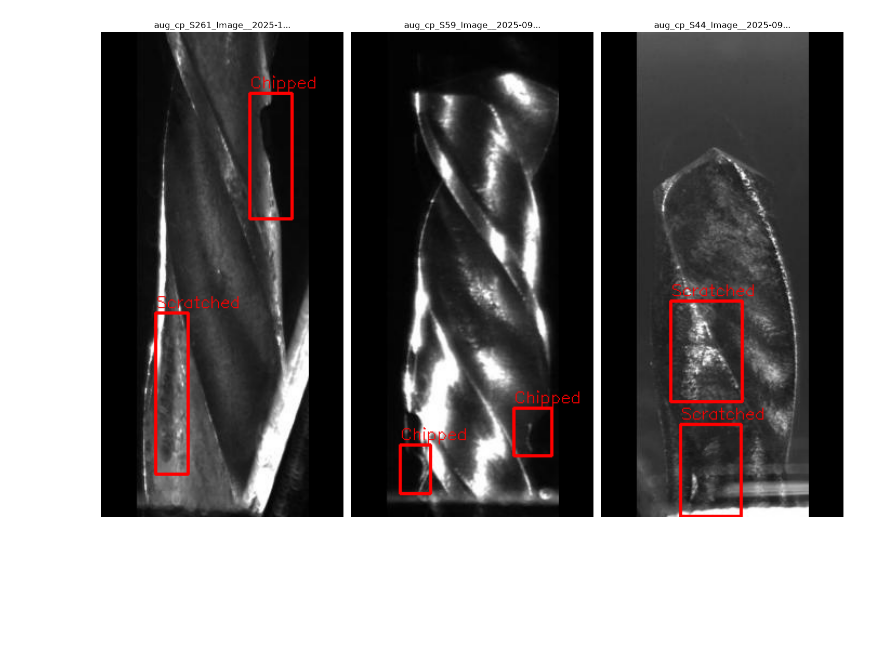
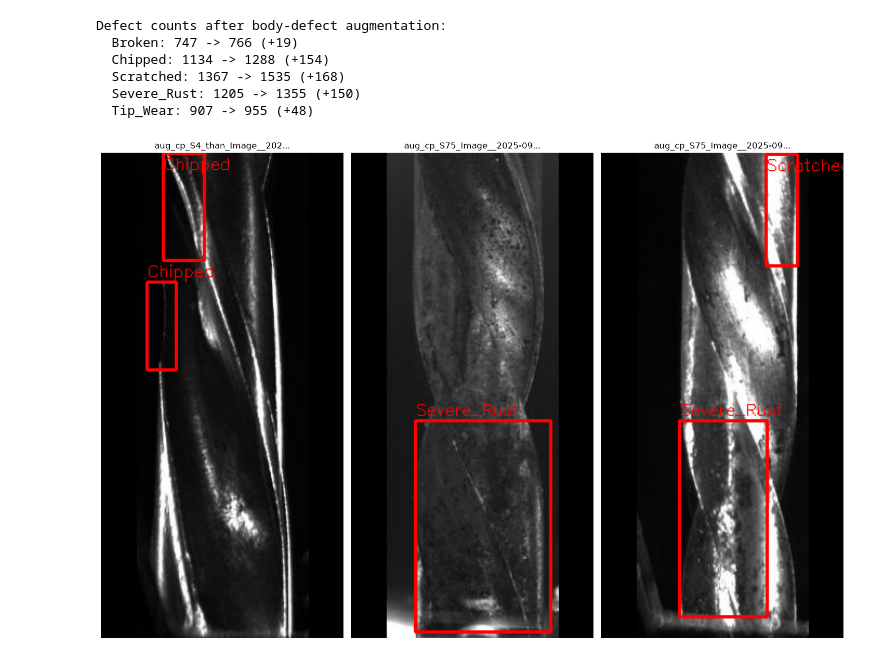
Before and after one commit to GiaThinh110605/Drill_Bit_Defect_Detection, a Jupyter notebook: Augumentation/aug.ipynb, the cells around one changed output. Saved outputs shown, nothing was run; the diff lists cells and outputs as text; code cells hidden in the pictures; blank space fills up the shorter version.

Commit message:
only augment for class 1, 2, 3 g

```diff
--- a/Augumentation/aug.ipynb
+++ b/Augumentation/aug.ipynb
@@ -18,7 +10,6 @@ from collections import Counter
 import random
 import glob
 
-# Set seed for reproducibility
 random.seed(42)
 np.random.seed(42)
 
@@ -26,14 +17,13 @@ dataset_path = "/Users/mac/Detect_Drill_Bit/final-dataset"
 train_images_dir = os.path.join(dataset_path, "train/images")
 train_labels_dir = os.path.join(dataset_path, "train/labels")
 classes = ['Broken', 'Chipped', 'Scratched', 'Severe_Rust', 'Tip_Wear']
-target_classes = [0, 1, 2, 3, 4] # Augment all classes
+target_classes = [1, 2, 3] # Only Chipped (1), Scratched (2), Severe_Rust (3)
 # %%
-def get_class_distribution(labels_dir):
+def get_class_distribution(labels_dir, ignore_aug=True):
     counts = Counter()
     label_files = glob.glob(os.path.join(labels_dir, "*.txt"))
     for lf in label_files:
-        # Ignore already augmented files to get clean baseline
-        if os.path.basename(lf).startswith("aug_"):
+        if ignore_aug and os.path.basename(lf).startswith("aug_"):
             continue
         with open(lf, 'r') as f:
             for line in f:
@@ -42,21 +32,10 @@ def get_class_distribution(labels_dir):
                     counts[int(parts[0])] += 1
     return counts
 
-counts_before = get_class_distribution(train_labels_dir)
+counts_before = get_class_distribution(train_labels_dir, ignore_aug=True)
 print("Defect counts before augmentation:")
 for idx, name in enumerate(classes):
     print(f"  {name}: {counts_before[idx]} instances")
-
-# Plot distribution before
-plt.figure(figsize=(8, 5))
-plt.bar(classes, [counts_before[i] for i in range(5)], color='skyblue')
-plt.title("Class Distribution Before Augmentation")
-plt.xlabel("Defect Type")
-plt.ylabel("Number of Instances")
-for i, v in enumerate([counts_before[i] for i in range(5)]):
-    plt.text(i, v + 15, str(v), ha='center', fontweight='bold')
-plt.tight_layout()
-plt.show()
 # %% [output]
 Defect counts before augmentation:
   Broken: 747 instances
@@ -96,16 +74,13 @@ def crop_rois(images_dir, labels_dir, target_classes):
                 cls_id = int(parts[0])
                 if cls_id in target_classes:
                     x_c, y_c, w, h = map(float, parts[1:])
-                    # Denormalize
                     x1 = int((x_c - w/2) * w_img)
                     y1 = int((y_c - h/2) * h_img)
                     x2 = int((x_c + w/2) * w_img)
                     y2 = int((y_c + h/2) * h_img)
 
-                    x1 = max(0, x1)
-                    y1 = max(0, y1)
-                    x2 = min(w_img, x2)
-                    y2 = min(h_img, y2)
+                    x1, y1 = max(0, x1), max(0, y1)
+                    x2, y2 = min(w_img, x2), min(h_img, y2)
 
                     if (x2 - x1) > 2 and (y2 - y1) > 2:
                         roi = img[y1:y2, x1:x2].copy()
@@ -348,3 +265,16 @@ Defect counts after augmentation:
+# %%
+counts_after = get_class_distribution(train_labels_dir, ignore_aug=False)
+print("Defect counts after body-defect augmentation:")
+for idx, name in enumerate(classes):
+    diff = counts_after[idx] - counts_before[idx]
+    print(f"  {name}: {counts_before[idx]} -> {counts_after[idx]} (+{diff})")
+# %% [output]
+Defect counts after body-defect augmentation:
+  Broken: 747 -> 766 (+19)
+  Chipped: 1134 -> 1288 (+154)
+  Scratched: 1367 -> 1535 (+168)
+  Severe_Rust: 1205 -> 1355 (+150)
+  Tip_Wear: 907 -> 955 (+48)
 # %%
 # Select 3 random augmented images and plot them with bounding boxes
 aug_label_files = glob.glob(os.path.join(train_labels_dir, "aug_cp_*.txt"))
@@ -359,35 +289,37 @@ if aug_label_files:
             img_path = img_path.replace(".jpg", ".png")
 
         img = cv2.imread(img_path)
         if img is None:
             continue
         img = cv2.cvtColor(img, cv2.COLOR_BGR2RGB)
         h_img, w_img = img.shape[:2]
 
         with open(lf, 'r') as f:
             for line in f:
                 parts = line.strip().split()
                 if not parts:
                     continue
                 cls_id = int(parts[0])
                 x_c, y_c, w, h = map(float, parts[1:])
                 x1 = int((x_c - w/2) * w_img)
                 y1 = int((y_c - h/2) * h_img)
                 x2 = int((x_c + w/2) * w_img)
                 y2 = int((y_c + h/2) * h_img)
 
-                # Draw box
-                cv2.rectangle(img, (x1, y1), (x2, y2), (255, 0, 0), 2)
+                # Red box for targeted body defects, Blue box for others
+                color = (255, 0, 0) if cls_id in target_classes else (0, 0, 255)
+                cv2.rectangle(img, (x1, y1), (x2, y2), color, 2)
 
-                # Safe Y coordinate for text (draw inside box if near the top edge)
                 text_y = y1 - 5 if y1 - 5 > 15 else y1 + 15
-                cv2.putText(img, classes[cls_id], (x1, text_y), cv2.FONT_HERSHEY_SIMPLEX, 0.5, (255, 0, 0), 1)
+                cv2.putText(img, classes[cls_id], (x1, text_y), cv2.FONT_HERSHEY_SIMPLEX, 0.5, color, 1)
 
         plt.subplot(1, 3, idx + 1)
         plt.imshow(img)
         plt.title(img_name[:25] + "...")
         plt.axis('off')
     plt.tight_layout()
     plt.show()
+else:
+    print("No augmented images found to visualize. Run the augmentation loop first.")
 # %% [output]
-[figure, old version]
+[figure, new version]
```
Also changed, not shown: parts of 7 cells of this notebook, 46 other files.
